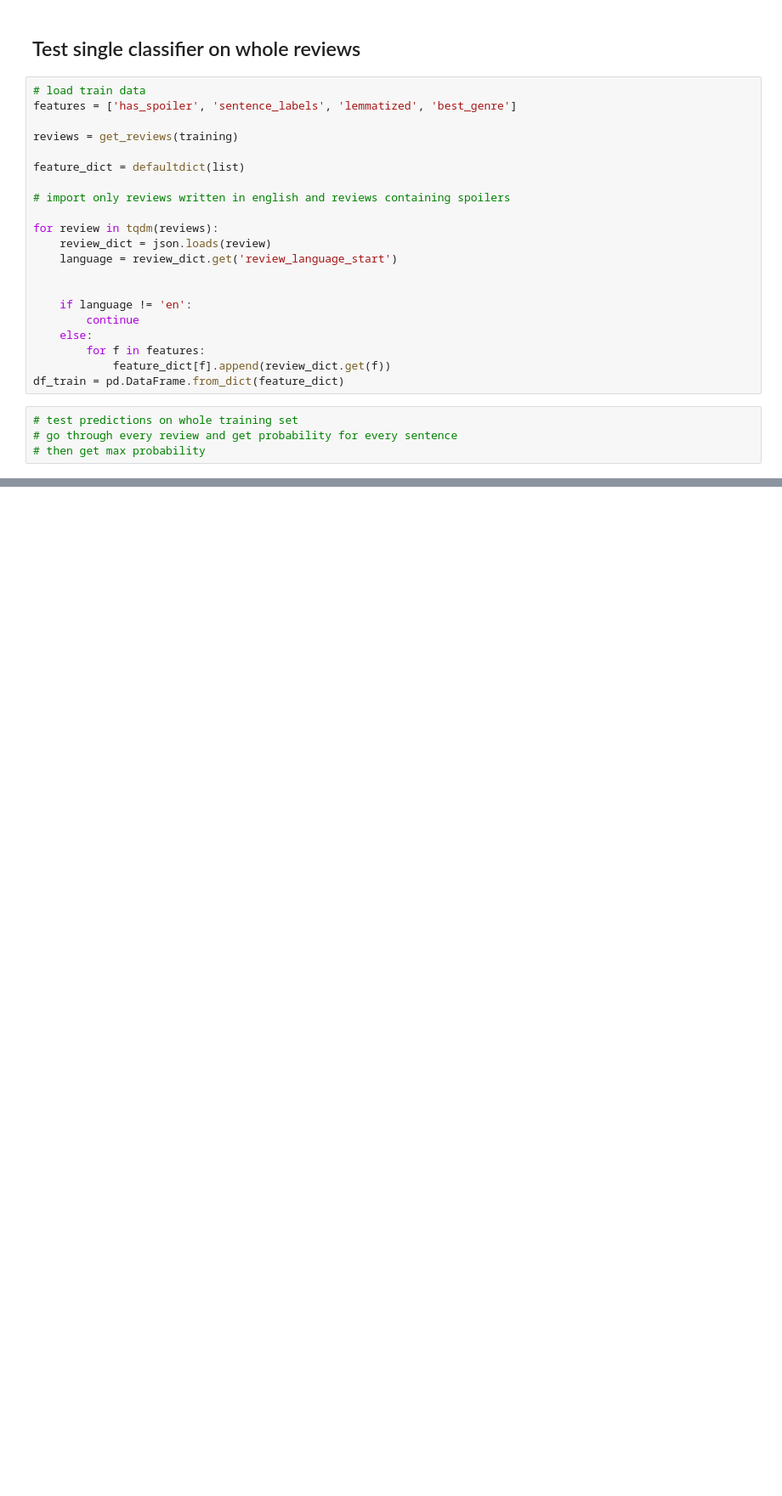
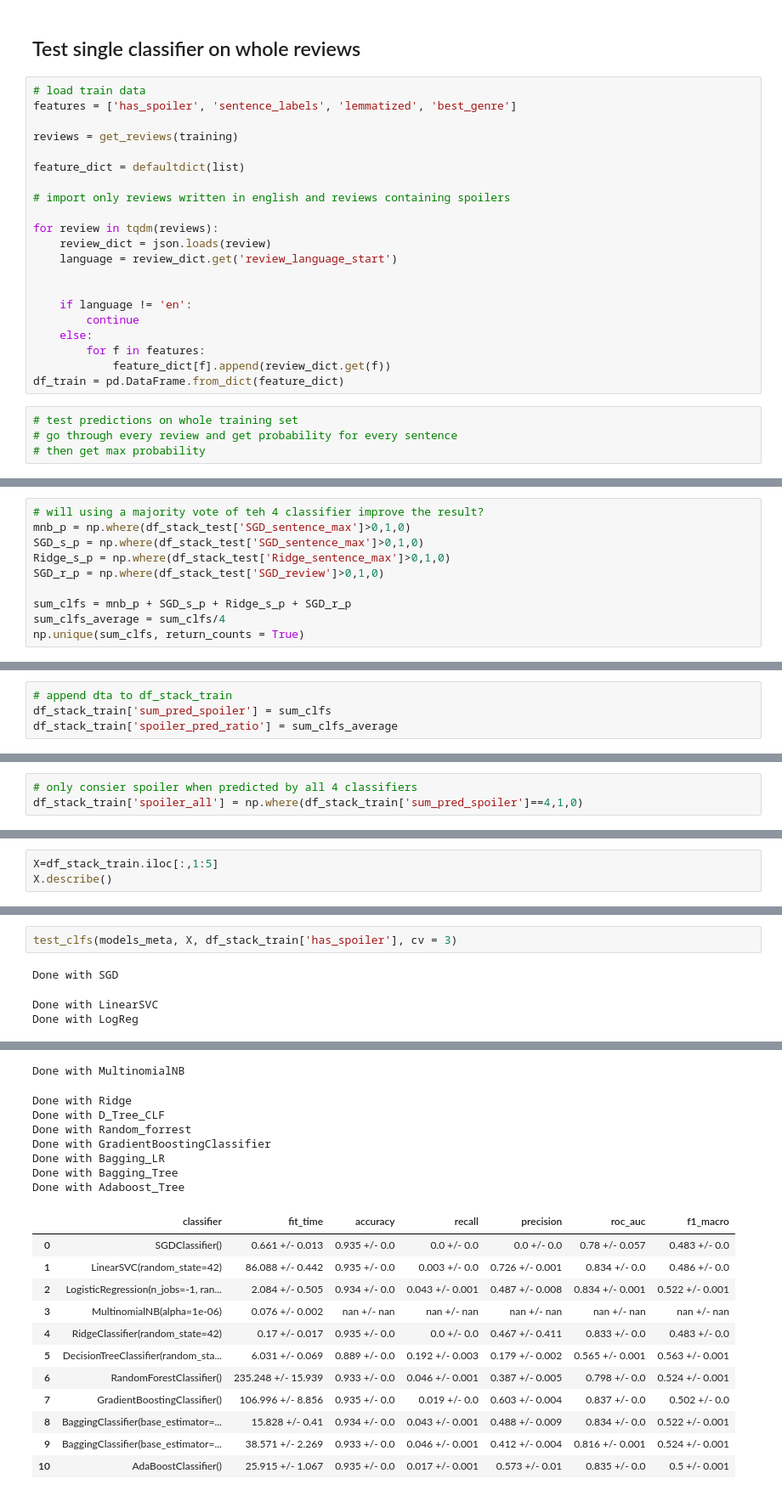
Before and after one commit to GHabeck/202011_capstone_project, a Jupyter notebook: sentence_classification.ipynb, the cells around one changed output, grey strips where cells are left out. Shown at 85% size. Saved outputs shown, nothing was run; the diff lists cells and outputs as text; blank space fills up the shorter version.

```diff
--- a/sentence_classification.ipynb
+++ b/sentence_classification.ipynb
@@ -870,0 +858,10 @@ NameError: ignored
+# %%
+# will using a majority vote of teh 4 classifier improve the result?
+mnb_p = np.where(df_stack_test['SGD_sentence_max']>0,1,0)
+SGD_s_p = np.where(df_stack_test['SGD_sentence_max']>0,1,0)
+Ridge_s_p = np.where(df_stack_test['Ridge_sentence_max']>0,1,0)
+SGD_r_p = np.where(df_stack_test['SGD_review']>0,1,0)
+
+sum_clfs = mnb_p + SGD_s_p + Ridge_s_p + SGD_r_p
+sum_clfs_average = sum_clfs/4
+np.unique(sum_clfs, return_counts = True)
@@ -870,0 +870,4 @@ NameError: ignored
+# %%
+# append dta to df_stack_train
+df_stack_train['sum_pred_spoiler'] = sum_clfs
+df_stack_train['spoiler_pred_ratio'] = sum_clfs_average
@@ -870,0 +884,3 @@ NameError: ignored
+# %%
+# only consier spoiler when predicted by all 4 classifiers
+df_stack_train['spoiler_all'] = np.where(df_stack_train['sum_pred_spoiler']==4,1,0)
@@ -870,0 +900,3 @@ NameError: ignored
+# %%
+X=df_stack_train.iloc[:,1:5]
+X.describe()
@@ -870,0 +913,6 @@ NameError: ignored
+# %%
+test_clfs(models_meta, X, df_stack_train['has_spoiler'], cv = 3)
+# %% [output]
+Done with SGD
+Done with LinearSVC
+Done with LogReg
@@ -870,0 +936,20 @@ NameError: ignored
+Done with MultinomialNB
+Done with Ridge
+Done with D_Tree_CLF
+Done with Random_forrest
+Done with GradientBoostingClassifier
+Done with Bagging_LR
+Done with Bagging_Tree
+Done with Adaboost_Tree
+|  | classifier | fit_time | accuracy | recall | precision | roc_auc | f1_macro |
+| 0 | SGDClassifier() | 0.661 +/- 0.013 | 0.935 +/- 0.0 | 0.0 +/- 0.0 | 0.0 +/- 0.0 | 0.78 +/- 0.057 | 0.483 +/- 0.0 |
+| 1 | LinearSVC(random_state=42) | 86.088 +/- 0.442 | 0.935 +/- 0.0 | 0.003 +/- 0.0 | 0.726 +/- 0.001 | 0.834 +/- 0.0 | 0.486 +/- 0.0 |
+| 2 | LogisticRegression(n_jobs=-1, ran... | 2.084 +/- 0.505 | 0.934 +/- 0.0 | 0.043 +/- 0.001 | 0.487 +/- 0.008 | 0.834 +/- 0.001 | 0.522 +/- 0.001 |
+| 3 | MultinomialNB(alpha=1e-06) | 0.076 +/- 0.002 | nan +/- nan | nan +/- nan | nan +/- nan | nan +/- nan | nan +/- nan |
+| 4 | RidgeClassifier(random_state=42) | 0.17 +/- 0.017 | 0.935 +/- 0.0 | 0.0 +/- 0.0 | 0.467 +/- 0.411 | 0.833 +/- 0.0 | 0.483 +/- 0.0 |
+| 5 | DecisionTreeClassifier(random_sta... | 6.031 +/- 0.069 | 0.889 +/- 0.0 | 0.192 +/- 0.003 | 0.179 +/- 0.002 | 0.565 +/- 0.001 | 0.563 +/- 0.001 |
+| 6 | RandomForestClassifier() | 235.248 +/- 15.939 | 0.933 +/- 0.0 | 0.046 +/- 0.001 | 0.387 +/- 0.005 | 0.798 +/- 0.0 | 0.524 +/- 0.001 |
+| 7 | GradientBoostingClassifier() | 106.996 +/- 8.856 | 0.935 +/- 0.0 | 0.019 +/- 0.0 | 0.603 +/- 0.004 | 0.837 +/- 0.0 | 0.502 +/- 0.0 |
+| 8 | BaggingClassifier(base_estimator=... | 15.828 +/- 0.41 | 0.934 +/- 0.0 | 0.043 +/- 0.001 | 0.488 +/- 0.009 | 0.834 +/- 0.0 | 0.522 +/- 0.001 |
+| 9 | BaggingClassifier(base_estimator=... | 38.571 +/- 2.269 | 0.933 +/- 0.0 | 0.046 +/- 0.001 | 0.412 +/- 0.004 | 0.816 +/- 0.001 | 0.524 +/- 0.001 |
+| 10 | AdaBoostClassifier() | 25.915 +/- 1.067 | 0.935 +/- 0.0 | 0.017 +/- 0.001 | 0.573 +/- 0.01 | 0.835 +/- 0.0 | 0.5 +/- 0.001 |
```
Also changed, not shown: parts of 108 cells of this notebook.
